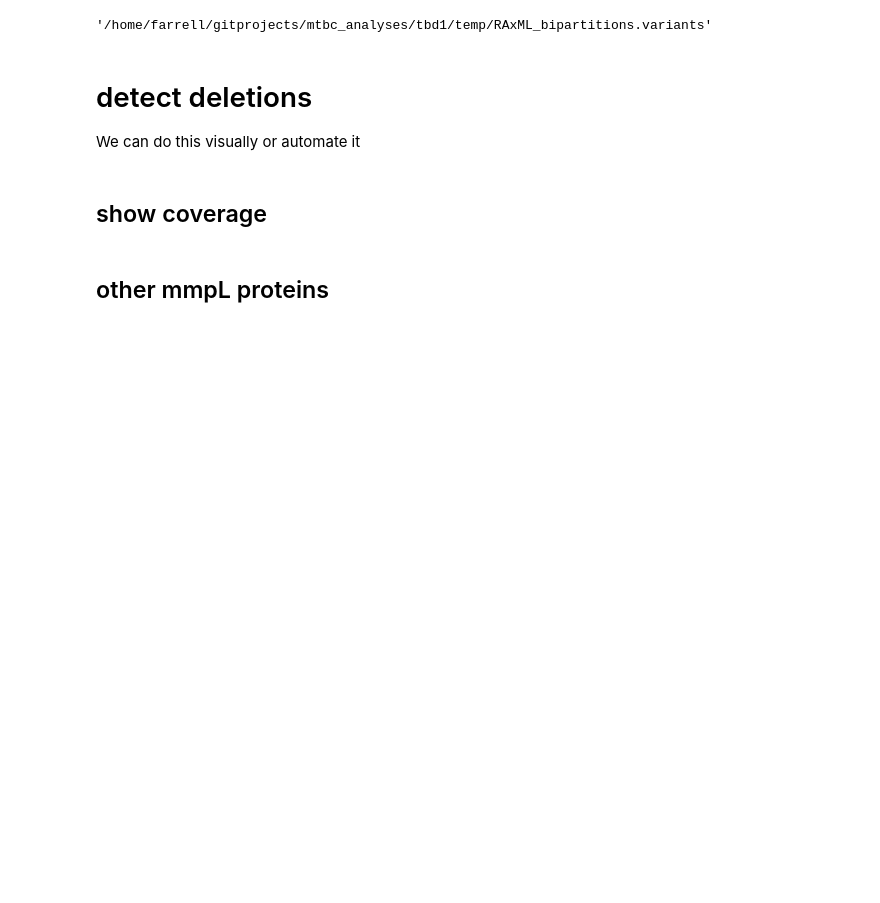
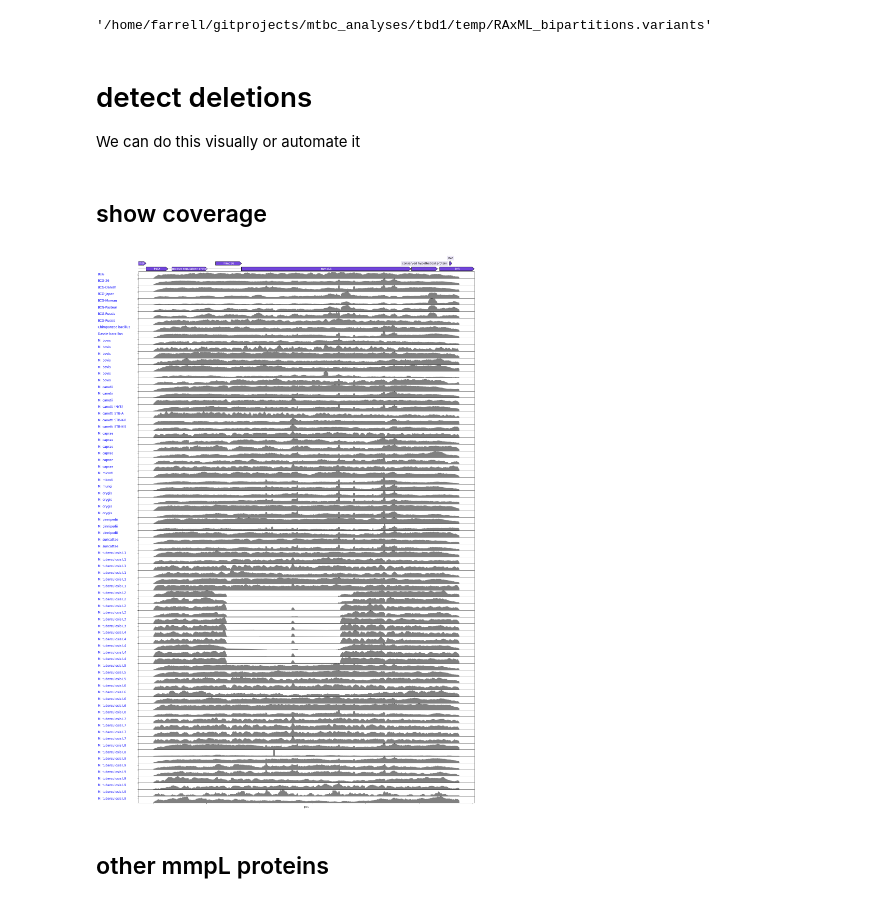
Before and after one commit to dmnfarrell/mtbc_analyses, a Jupyter notebook: tbd1/analysis.ipynb, the cells around one changed output. Drawn from its saved outputs; the diff is of its cells as text; code cells hidden in the pictures; blank space fills up the shorter version.

Commit message:
more samples for genomes_data

```diff
--- a/tbd1/analysis.ipynb
+++ b/tbd1/analysis.ipynb
@@ -149,25 +165,27 @@ def get_coverage(bam_file, chr, start, end, ref):
 # %%
 from dna_features_viewer import GraphicFeature, GraphicRecord
 from dna_features_viewer import BiopythonTranslator
 
 graphic_record = BiopythonTranslator().translate_record(rec)
 from matplotlib.gridspec import GridSpec
 fig = plt.figure(figsize=(30,40))
-gs = GridSpec(70, 1, figure=fig)
+gs = GridSpec(len(samples)+5, 1, figure=fig)
 ax1=fig.add_subplot(gs[:3,0])
 graphic_record.plot(ax=ax1)
 i=3
 for n,r in list(samples.iterrows()):#[40:60]:
     ax=fig.add_subplot(gs[i,0])
     df = get_coverage(r.bam_file,'MAF_TBD1',1,len(rec.seq),'MAF_GM041182_TBD1.fa')
     #bins=range(0,max(df.coverage),int(max(df.coverage)/10))
     #df['binned']=np.searchsorted(bins, df.coverage.values)
     df.plot(x='pos',y='coverage',ax=ax,kind='area',color='gray',legend=False)
     label=r.LINEAGE
     ax.text(-.12,.5,label,color='blue',transform=ax.transAxes,fontsize=12)
     ax.set_xticklabels([]); ax.set_yticklabels([])
     i+=1
 plt.subplots_adjust(left=.3,right=.9,wspace=0, hspace=0)
+# %% [output]
+[figure, added]
 # %% [markdown]
 ## other mmpL proteins
 # %%
```
Also changed, not shown: parts of 8 cells of this notebook, 1 other file.
